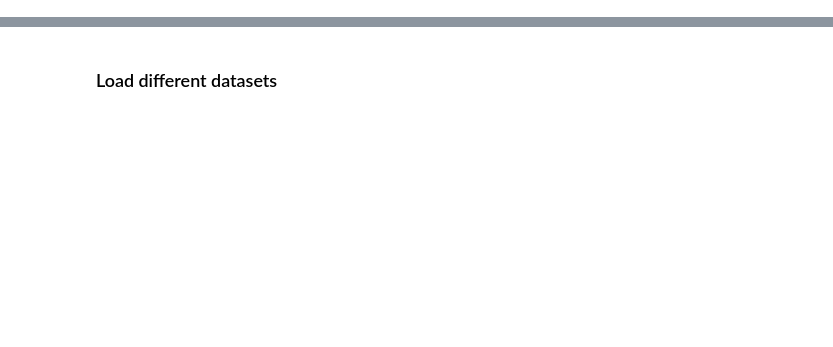
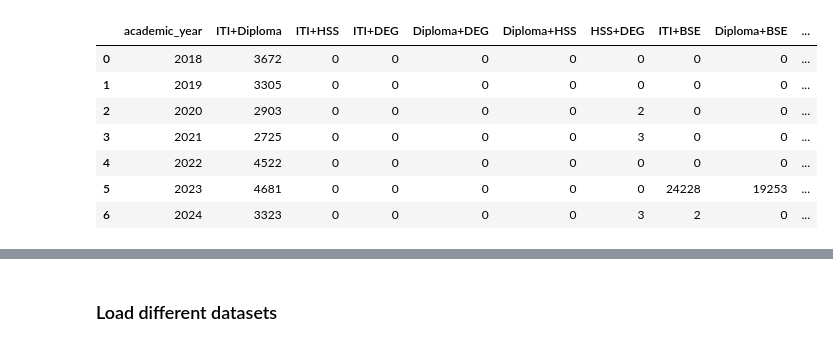
Before and after one commit to Data-Policy-and-Innovation-Centre/sams, a Jupyter notebook: notebooks/integrating-unique-key.ipynb, the cells around one changed output, grey strips where cells are left out. Drawn from its saved outputs; the diff is of its cells as text; code cells hidden in the pictures; blank space fills up the shorter version.

Commit message:
integration notebook: monday update

```diff
--- a/notebooks/integrating-unique-key.ipynb
+++ b/notebooks/integrating-unique-key.ipynb
@@ -2,0 +454,17 @@
+# %%
+# Load master dataset into DuckDB for efficient processing
+con = duckdb.connect(database=':memory:')
+
+# Register the parquet file directly
+master_file = "C:/Users/Admin/Documents/GitHub/sams/data/raw/master_df_stack_v2.pq"
+
+# Create table in DuckDB
+con.execute(f"""
+    CREATE TABLE master_stack AS
+    SELECT * FROM read_parquet('{master_file}')
+""")
+
+# Verify the data - check module counts
+result = con.execute("SELECT module, COUNT(*) as count FROM master_stack GROUP BY module ORDER BY module").df()
+print("Modules in master dataset:")
+print(result)
@@ -2,0 +524,66 @@
+# %%
+# CORRECT: Find student_keys appearing in multiple modules
+# Simplified approach using self-joins
+
+integration_query = """
+WITH module_students AS (
+    SELECT DISTINCT
+        academic_year,
+        module,
+        student_key
+    FROM master_stack
+    WHERE student_key IS NOT NULL
+        AND student_key != ''
+        AND module IN ('ITI', 'Diploma', 'HSS', 'DEG', 'BSE')
+)
+SELECT
+    academic_year,
+    COUNT(DISTINCT CASE WHEN 'Diploma' IN (module1, module2) AND 'ITI' IN (module1, module2) THEN student_key END) as iti_diploma,
+    COUNT(DISTINCT CASE WHEN 'HSS' IN (module1, module2) AND 'ITI' IN (module1, module2) THEN student_key END) as iti_hss,
+    COUNT(DISTINCT CASE WHEN 'DEG' IN (module1, module2) AND 'ITI' IN (module1, module2) THEN student_key END) as iti_deg,
+    COUNT(DISTINCT CASE WHEN 'DEG' IN (module1, module2) AND 'Diploma' IN (module1, module2) THEN student_key END) as diploma_deg,
+    COUNT(DISTINCT CASE WHEN 'Diploma' IN (module1, module2) AND 'HSS' IN (module1, module2) THEN student_key END) as diploma_hss,
+    COUNT(DISTINCT CASE WHEN 'DEG' IN (module1, module2) AND 'HSS' IN (module1, module2) THEN student_key END) as hss_deg,
+    COUNT(DISTINCT CASE WHEN 'BSE' IN (module1, module2) AND 'ITI' IN (module1, module2) THEN student_key END) as iti_bse,
+    COUNT(DISTINCT CASE WHEN 'BSE' IN (module1, module2) AND 'Diploma' IN (module1, module2) THEN student_key END) as diploma_bse,
+    COUNT(DISTINCT CASE WHEN 'BSE' IN (module1, module2) AND 'HSS' IN (module1, module2) THEN student_key END) as hss_bse,
+    COUNT(DISTINCT CASE WHEN 'BSE' IN (module1, module2) AND 'DEG' IN (module1, module2) THEN student_key END) as deg_bse
+FROM (
+    SELECT
+        m1.academic_year,
+        m1.student_key,
+        m1.module as module1,
+        m2.module as module2
+    FROM module_students m1
+    INNER JOIN module_students m2
+        ON m1.academic_year = m2.academic_year
+        AND m1.student_key = m2.student_key
+        AND m1.module < m2.module
+) pairs
+GROUP BY academic_year
+ORDER BY academic_year
+"""
+
+integration_table = con.execute(integration_query).df()
+
+# Rename columns to match requested format
+integration_table.columns = [
+    'academic_year',
+    'ITI+Diploma',
+    'ITI+HSS',
+    'ITI+DEG',
+    'Diploma+DEG',
+    'Diploma+HSS',
+    'HSS+DEG',
+    'ITI+BSE',
+    'Diploma+BSE',
+    'HSS+BSE',
+    'DEG+BSE'
+]
+
+print("\n" + "="*120)
+print("STUDENT KEY INTEGRATION TABLE")
+print("Shows count of student_keys appearing in BOTH modules")
+print("="*120)
+integration_table
+# %% [output]
@@ -2,0 +594,8 @@
+|  | academic_year | ITI+Diploma | ITI+HSS | ITI+DEG | Diploma+DEG | Diploma+HSS | HSS+DEG | ITI+BSE | Diploma+BSE | ... |
+| 0 | 2018 | 3672 | 0 | 0 | 0 | 0 | 0 | 0 | 0 | ... |
+| 1 | 2019 | 3305 | 0 | 0 | 0 | 0 | 0 | 0 | 0 | ... |
+| 2 | 2020 | 2903 | 0 | 0 | 0 | 0 | 2 | 0 | 0 | ... |
+| 3 | 2021 | 2725 | 0 | 0 | 0 | 0 | 3 | 0 | 0 | ... |
+| 4 | 2022 | 4522 | 0 | 0 | 0 | 0 | 0 | 0 | 0 | ... |
+| 5 | 2023 | 4681 | 0 | 0 | 0 | 0 | 0 | 24228 | 19253 | ... |
+| 6 | 2024 | 3323 | 0 | 0 | 0 | 0 | 3 | 2 | 0 | ... |
```
Also changed, not shown: parts of 59 cells of this notebook.
